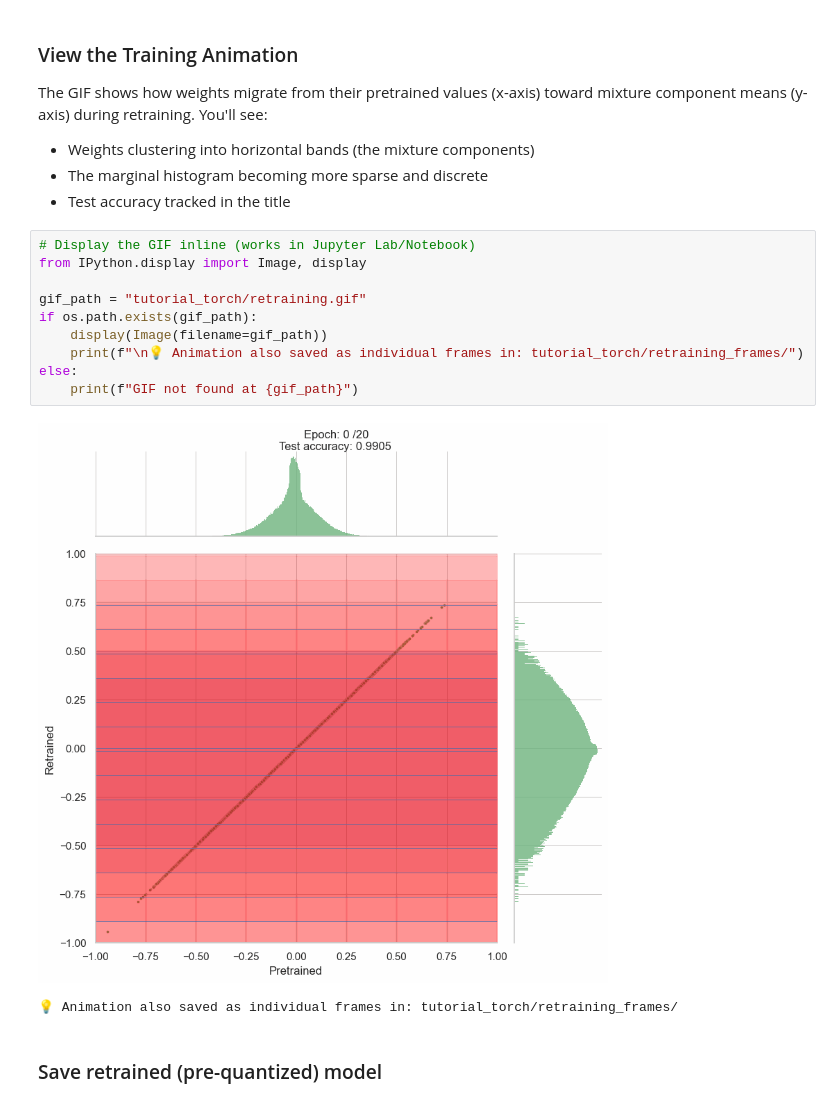
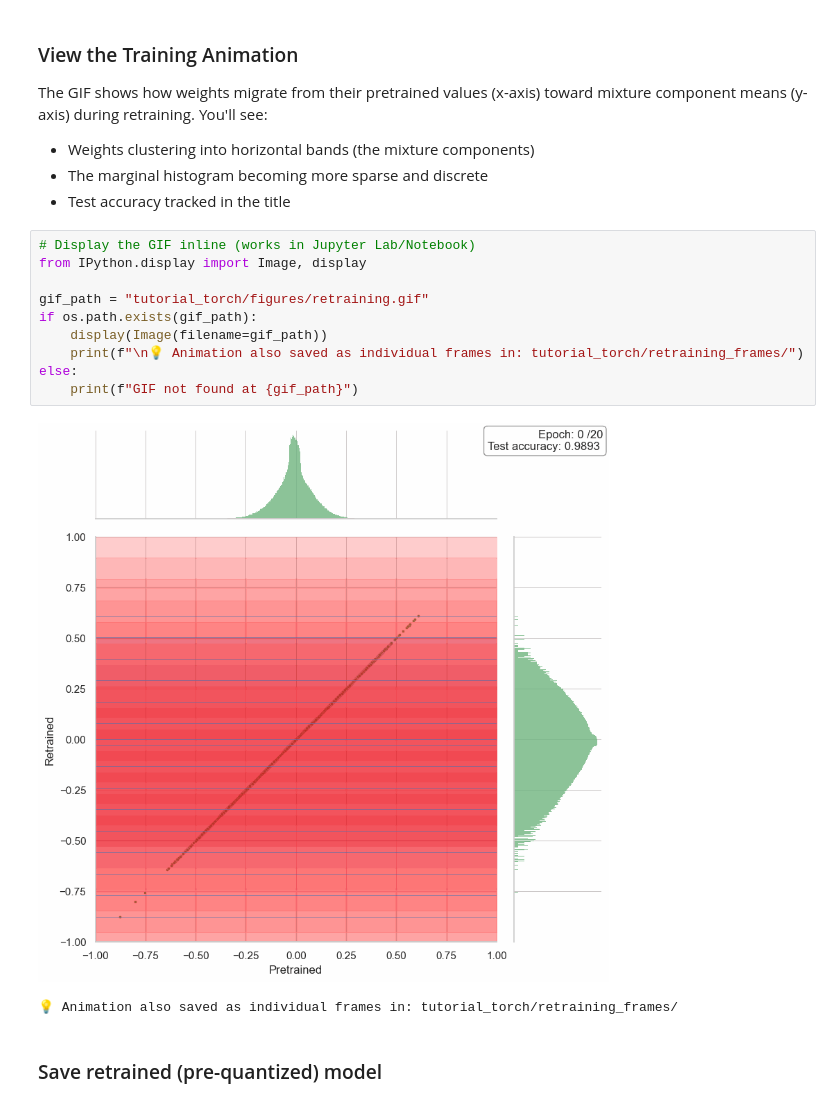
Before and after one commit to josephmargaryan/ATDL2, a Jupyter notebook: tutorial_pytorch.ipynb, the cells around one changed output. Cells and saved outputs as stored; diff of their text form.

Commit message:
tutorial run and results

```diff
--- a/tutorial_pytorch.ipynb
+++ b/tutorial_pytorch.ipynb
@@ -276,15 +276,15 @@ The GIF shows how weights migrate from their pretrained values (x-axis) toward m
 # %%
 # Display the GIF inline (works in Jupyter Lab/Notebook)
 from IPython.display import Image, display
 
-gif_path = "tutorial_torch/retraining.gif"
+gif_path = "tutorial_torch/figures/retraining.gif"
 if os.path.exists(gif_path):
     display(Image(filename=gif_path))
     print(f"\n💡 Animation also saved as individual frames in: tutorial_torch/retraining_frames/")
 else:
     print(f"GIF not found at {gif_path}")
 # %% [output]
-[figure, old version]
+[figure, new version]
 💡 Animation also saved as individual frames in: tutorial_torch/retraining_frames/
 # %% [markdown]
 ### Save retrained (pre-quantized) model
```
Also changed, not shown: parts of 12 cells of this notebook, 30 other files.
